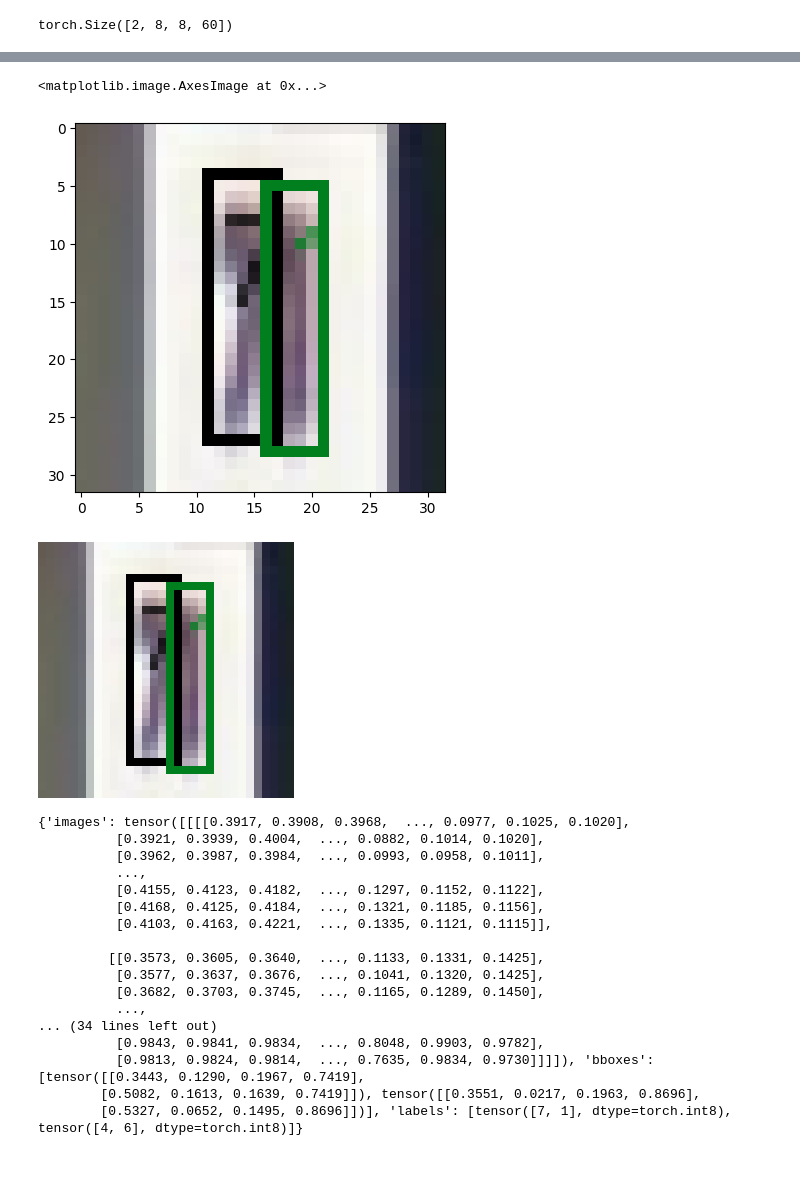
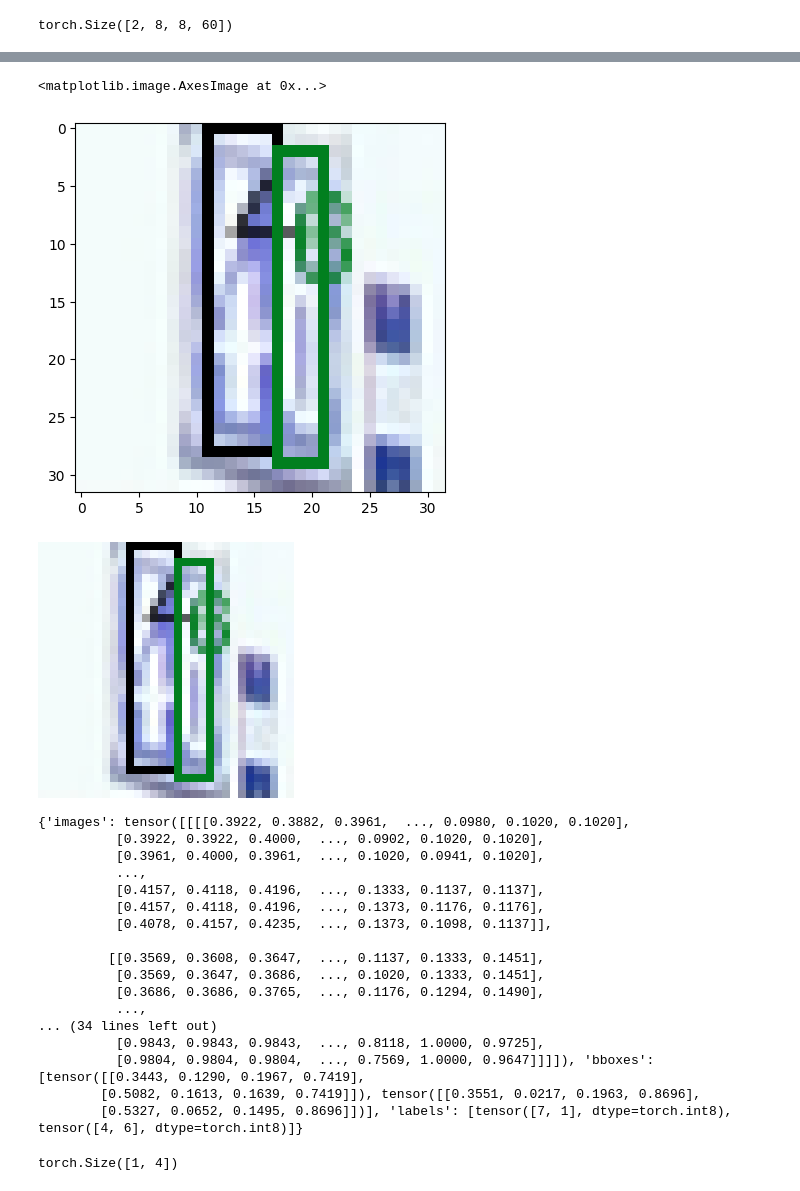
Before and after one commit to ericoericochen/mini-yolov3, a Jupyter notebook: train.ipynb, the cells around one changed output, grey strips where cells are left out. Saved outputs shown, nothing was run; the diff lists cells and outputs as text; code cells hidden in the pictures.

Commit message:
inference in yolo mini

```diff
--- a/train.ipynb
+++ b/train.ipynb
@@ -20,8 +18,5 @@ from mini_yolov3.evals import calculate_mAP
 # %%
-train_dataset = SVHNDataset(split="train", image_transform=v2.Compose([
-                        v2.ToTensor(),
-                        v2.Resize((32, 32))
-                      ]))
+train_dataset = SVHNDataset(split="train")
 # train_dataset = Subset(train_dataset, range(12, 13))
 train_dataset = Subset(train_dataset, range(0, 2))
 # %%
@@ -69,7 +64,7 @@ import json
 torch.manual_seed(0)
 
 config = json.load(open("./configs/smol.json", "r"))
-model = MiniYOLOV3.from_config(config)
+model = MiniYoloV3.from_config(config)
 
 trainer = Trainer(
     model=model,
@@ -148,2 +150,9 @@ bounding_boxes
 # %%
-i = 1
+i = 0
+# %%
+output = model.inference(
+    batch["images"]
+)
+
+bounding_boxes = output.bboxes
+bounding_boxes
@@ -152,7 +181,7 @@ plt.imshow(
     draw_bounding_boxes(batch["images"][i],
                         box_convert(
                             bounding_boxes[i]["bboxes"],
-                            "xywh",
+                            "cxcywh",
                             "xyxy"
                         ),
                         bounding_boxes[i]["labels"]
@@ -160,38 +189,43 @@ plt.imshow(
 )
 # %% [output]
 <matplotlib.image.AxesImage at 0x...>
-[figure, old version]
+[figure, new version]
 # %%
 draw_bounding_boxes(batch["images"][i],
                         box_convert(
                             bounding_boxes[i]["bboxes"],
-                            "xywh",
+                            "cxcywh",
                             "xyxy"
                         ),
                         bounding_boxes[i]["labels"]
 ).resize((256, 256), 0)
 # %% [output]
-[figure, old version]
+[figure, new version]
 # %%
 calculate_mAP(
     model,
     trainer.train_loader,
 )
 # %% [output]
-{'images': tensor([[[[0.3917, 0.3908, 0.3968,  ..., 0.0977, 0.1025, 0.1020],
-          [0.3921, 0.3939, 0.4004,  ..., 0.0882, 0.1014, 0.1020],
-          [0.3962, 0.3987, 0.3984,  ..., 0.0993, 0.0958, 0.1011],
+{'images': tensor([[[[0.3922, 0.3882, 0.3961,  ..., 0.0980, 0.1020, 0.1020],
+          [0.3922, 0.3922, 0.4000,  ..., 0.0902, 0.1020, 0.1020],
+          [0.3961, 0.4000, 0.3961,  ..., 0.1020, 0.0941, 0.1020],
           ...,
-          [0.4155, 0.4123, 0.4182,  ..., 0.1297, 0.1152, 0.1122],
-          [0.4168, 0.4125, 0.4184,  ..., 0.1321, 0.1185, 0.1156],
-          [0.4103, 0.4163, 0.4221,  ..., 0.1335, 0.1121, 0.1115]],
+          [0.4157, 0.4118, 0.4196,  ..., 0.1333, 0.1137, 0.1137],
+          [0.4157, 0.4118, 0.4196,  ..., 0.1373, 0.1176, 0.1176],
+          [0.4078, 0.4157, 0.4235,  ..., 0.1373, 0.1098, 0.1137]],
 
-         [[0.3573, 0.3605, 0.3640,  ..., 0.1133, 0.1331, 0.1425],
-          [0.3577, 0.3637, 0.3676,  ..., 0.1041, 0.1320, 0.1425],
-          [0.3682, 0.3703, 0.3745,  ..., 0.1165, 0.1289, 0.1450],
+         [[0.3569, 0.3608, 0.3647,  ..., 0.1137, 0.1333, 0.1451],
+          [0.3569, 0.3647, 0.3686,  ..., 0.1020, 0.1333, 0.1451],
+          [0.3686, 0.3686, 0.3765,  ..., 0.1176, 0.1294, 0.1490],
           ...,
 ... (34 lines left out)
-          [0.9843, 0.9841, 0.9834,  ..., 0.8048, 0.9903, 0.9782],
-          [0.9813, 0.9824, 0.9814,  ..., 0.7635, 0.9834, 0.9730]]]]), 'bboxes': [tensor([[0.3443, 0.1290, 0.1967, 0.7419],
+          [0.9843, 0.9843, 0.9843,  ..., 0.8118, 1.0000, 0.9725],
+          [0.9804, 0.9804, 0.9804,  ..., 0.7569, 1.0000, 0.9647]]]]), 'bboxes': [tensor([[0.3443, 0.1290, 0.1967, 0.7419],
         [0.5082, 0.1613, 0.1639, 0.7419]]), tensor([[0.3551, 0.0217, 0.1963, 0.8696],
         [0.5327, 0.0652, 0.1495, 0.8696]])], 'labels': [tensor([7, 1], dtype=torch.int8), tensor([4, 6], dtype=torch.int8)]}
+# %%
+bboxes = bounding_boxes[0]["bboxes"]
+bboxes.shape
+# %% [output]
+torch.Size([1, 4])
```
Also changed, not shown: parts of 10 cells of this notebook, 6 other files.
